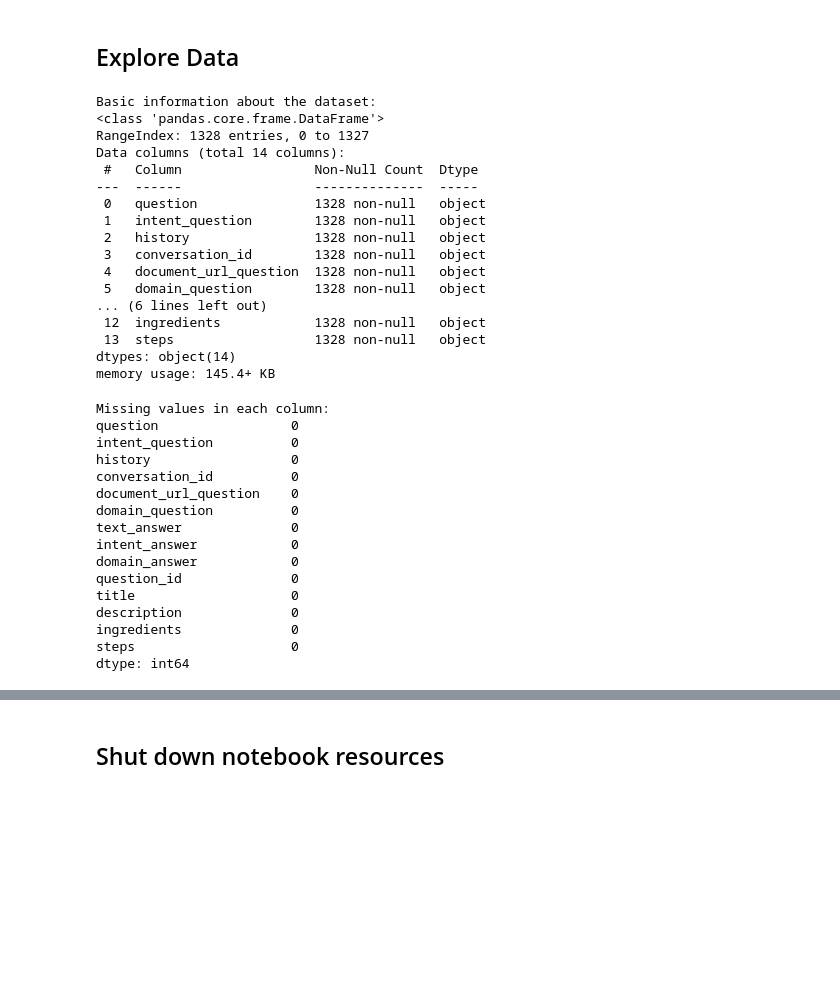
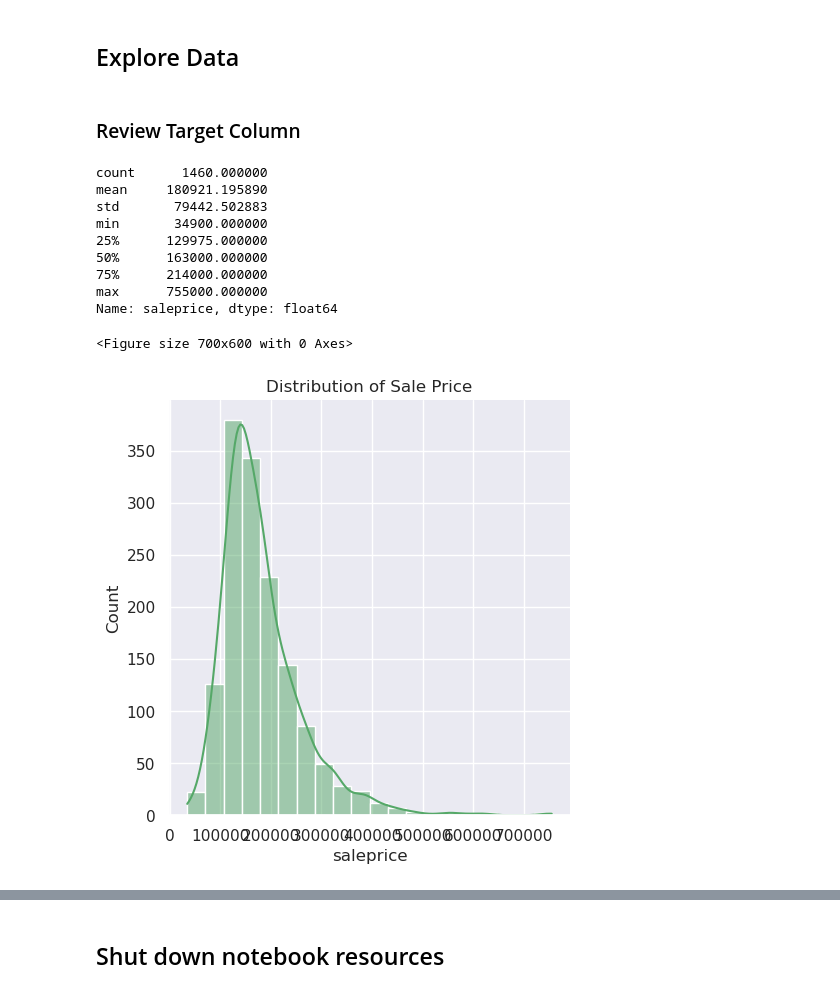
Before and after one commit to ithllc/AAI_540_SU_04, a Jupyter notebook: code/05_Explore_Data.ipynb, the cells around one changed output, grey strips where cells are left out. Drawn from its saved outputs; the diff is of its cells as text; code cells hidden in the pictures; blank space fills up the shorter version.

Commit message:
finished exploration of new dataset

```diff
--- a/code/05_Explore_Data.ipynb
+++ b/code/05_Explore_Data.ipynb
@@ -11,9 +11,10 @@ import sagemaker
 import seaborn as sns
 import warnings
 
-from IPython.core.display import HTML
 from pyathena import connect
-from wordcloud import WordCloud
+
+# set theme for seaborn
+sns.set_theme()
 
 # Suppress future warnings
 warnings.simplefilter(action='ignore', category=FutureWarning)
@@ -70,45 +72,23 @@ df.head(5)
 # %% [markdown]
 ## Explore Data
+# %% [markdown]
+### Review Target Column
 # %%
-# Display basic information about the dataset
-print("\nBasic information about the dataset:")
-print(df.info())
+# review target column of saleprice
+print(df['saleprice'].describe())
+plt.figure(figsize=(7, 6))
+sns.displot(df['saleprice'], bins=20, kde=True, color='g')
+plt.title(f'Distribution of Sale Price')
+plt.show()
 # %% [output]
-Basic information about the dataset:
-<class 'pandas.core.frame.DataFrame'>
-RangeIndex: 1328 entries, 0 to 1327
-Data columns (total 14 columns):
- #   Column                 Non-Null Count  Dtype
----  ------                 --------------  -----
- 0   question               1328 non-null   object
- 1   intent_question        1328 non-null   object
- 2   history                1328 non-null   object
- 3   conversation_id        1328 non-null   object
- 4   document_url_question  1328 non-null   object
- 5   domain_question        1328 non-null   object
-... (6 lines left out)
- 12  ingredients            1328 non-null   object
- 13  steps                  1328 non-null   object
-dtypes: object(14)
-memory usage: 145.4+ KB
+count      1460.000000
+mean     180921.195890
+std       79442.502883
+min       34900.000000
+25%      129975.000000
+50%      163000.000000
+75%      214000.000000
+max      755000.000000
+Name: saleprice, dtype: float64
+<Figure size 700x600 with 0 Axes>
+[figure, added]
-# %%
-# Check for missing values
-print("\nMissing values in each column:")
-print(df.isnull().sum())
-# %% [output]
-Missing values in each column:
-question                 0
-intent_question          0
-history                  0
-conversation_id          0
-document_url_question    0
-domain_question          0
-text_answer              0
-intent_answer            0
-domain_answer            0
-question_id              0
-title                    0
-description              0
-ingredients              0
-steps                    0
-dtype: int64
```
Also changed, not shown: parts of 22 cells of this notebook, 2 other files.
